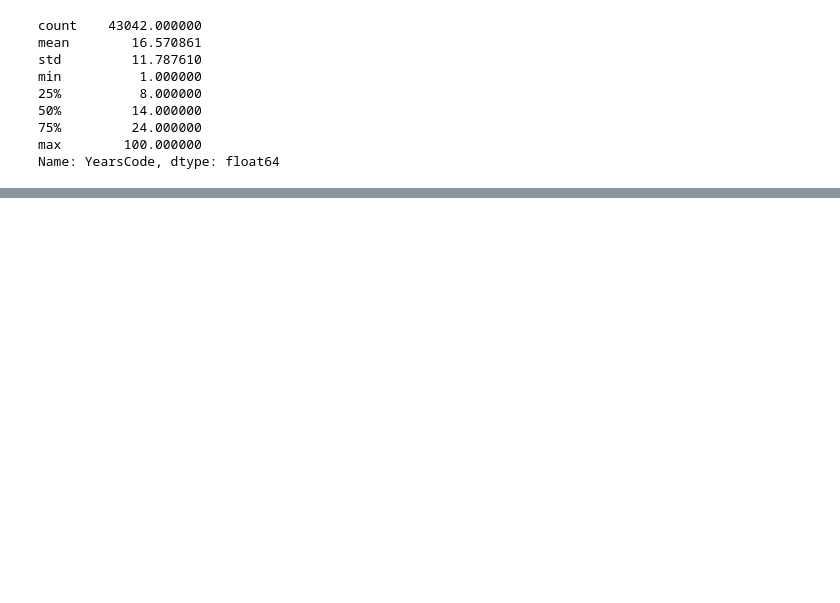
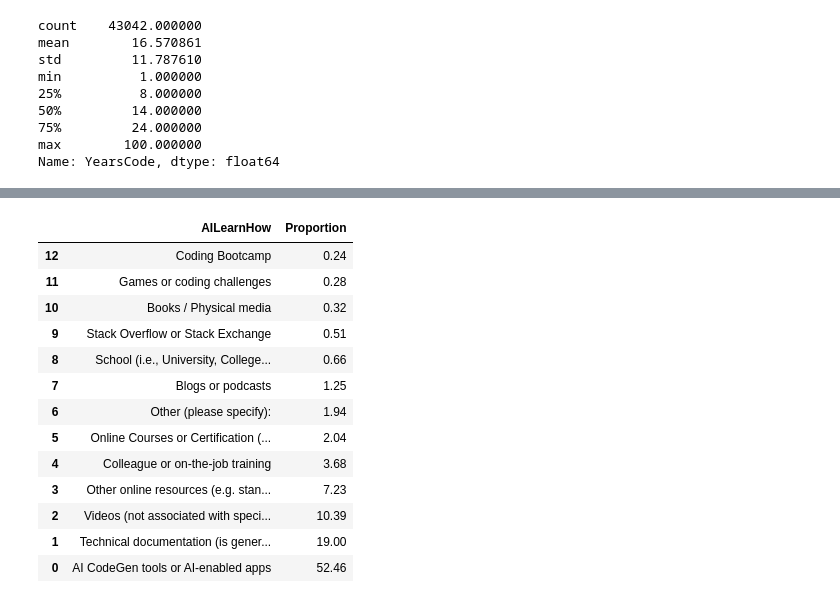
Before and after one commit to huyqng1412/IT680_Effectiveness-of-AI-in-CS, a Jupyter notebook: ai_cs_analysis.ipynb, the cells around one changed output, grey strips where cells are left out. Drawn from its saved outputs; the diff is of its cells as text; code cells hidden in the pictures; blank space fills up the shorter version.

```diff
--- a/ai_cs_analysis.ipynb
+++ b/ai_cs_analysis.ipynb
@@ -92 +168,21 @@ Name: YearsCode, dtype: float64
+# %%
+aihow_first_only = pd.DataFrame(demog_ai['AILearnHow'].str.split(';').str[0].value_counts(normalize=True).mul(100).round(2)).reset_index()
+aihow_first_only = aihow_first_only.sort_values(by='proportion', ascending=True)
+aihow_first_only.columns = ['AILearnHow', 'Proportion']
+aihow_first_only
+# %% [output]
+|  | AILearnHow | Proportion |
+| 12 | Coding Bootcamp | 0.24 |
+| 11 | Games or coding challenges | 0.28 |
+| 10 | Books / Physical media | 0.32 |
+| 9 | Stack Overflow or Stack Exchange | 0.51 |
+| 8 | School (i.e., University, College... | 0.66 |
+| 7 | Blogs or podcasts | 1.25 |
+| 6 | Other (please specify): | 1.94 |
+| 5 | Online Courses or Certification (... | 2.04 |
+| 4 | Colleague or on-the-job training | 3.68 |
+| 3 | Other online resources (e.g. stan... | 7.23 |
+| 2 | Videos (not associated with speci... | 10.39 |
+| 1 | Technical documentation (is gener... | 19.00 |
+| 0 | AI CodeGen tools or AI-enabled apps | 52.46 |
 # %%
```
Also changed, not shown: parts of 9 cells of this notebook.
